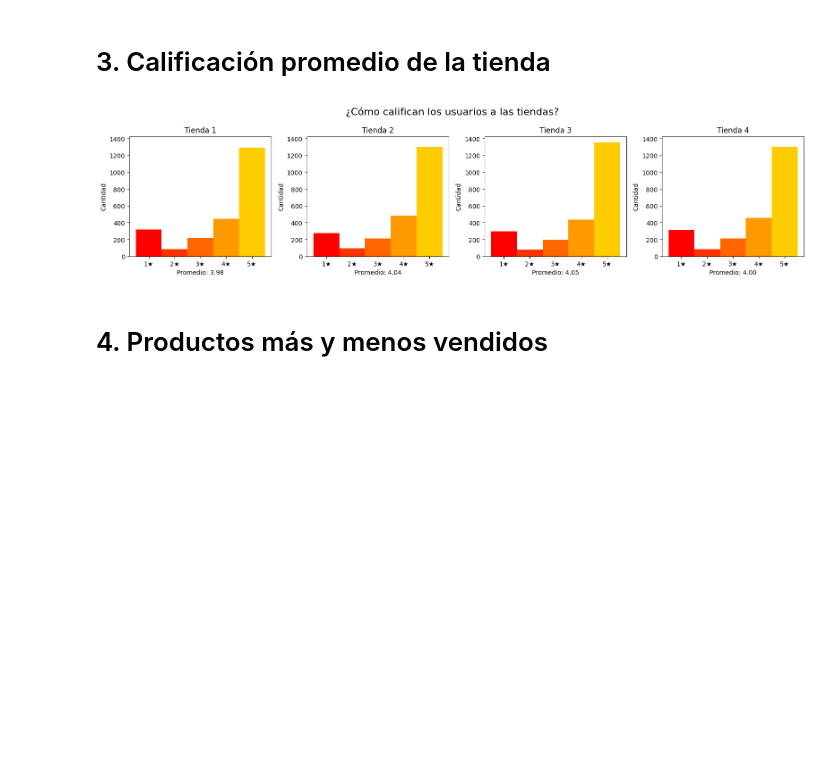
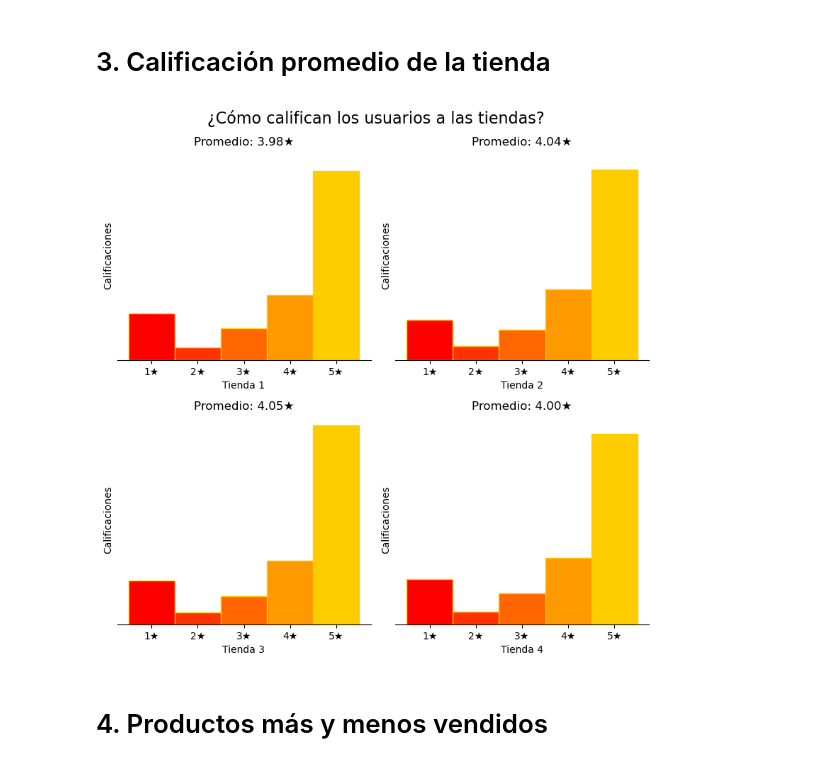
Before and after one commit to jefftorres/alura, a Jupyter notebook: challenge1-data-science-latam/AluraStoreLatam.ipynb, the cells around one changed output. Drawn from its saved outputs; the diff is of its cells as text; code cells hidden in the pictures; blank space fills up the shorter version.

Commit message:
Improved and changed visualizations for DS challenge 1

```diff
--- a/challenge1-data-science-latam/AluraStoreLatam.ipynb
+++ b/challenge1-data-science-latam/AluraStoreLatam.ipynb
@@ -31,4 +32,7 @@ tienda.head()
 - **Coordenadas Geográficas**: Ubicación de las transacciones.
 # %%
 tiendas: tuple[pd.DataFrame, ...] = (tienda, tienda2, tienda3, tienda4)
-tiendas_s: tuple[str, ...] = tuple(f'Tienda {idx+1}' for idx in range(len(tiendas)))
+tiendas_nombres: tuple[str, ...] = tuple(f'Tienda {idx + 1}' for idx in range(len(tiendas)))
+
+print('Ventas registradas en cada tienda')
+print(*[(nom, df.shape[0]) for nom, df in zip(tiendas_nombres, tiendas)], sep='\n')
@@ -35,5 +45,5 @@ tiendas_s: tuple[str, ...] = tuple(f'Tienda {idx+1}' for idx in range(len(tienda
 # %%
-def tope(lista: list[pd.Series], superior=True) -> int | float:
+def tope(lista: list[pd.Series], *, superior: bool = True) -> int | float:
     """
     Función para hallar el tope superior o inferior de una lista de Series.
     :param lista: Lista de la cual obtener el parámetro, idealmente contiene Series de Pandas.
@@ -44,6 +54,13 @@ def tope(lista: list[pd.Series], superior=True) -> int | float:
         return max(list(map(lambda x: x.max(), lista)))
     else:
         return min(list(map(lambda x: x.min(), lista)))
+
+
+def get_col(datos: tuple[pd.DataFrame, ...], col: str) -> pd.Series:
+    """
+    Función para agrupar una columna de distintos DataFrames
+    """
+    return pd.concat([idx[col] for idx in datos], axis=0)
 # %% [markdown]
 # 1. Análisis de facturación
 # %%
@@ -114,42 +132,49 @@ graph2()
 calificaciones: list[float] = list(map(lambda df: df['Calificación'].mean(), tiendas))
 # %%
 def graph3() -> None:
-    fig, ax = plt.subplots(1, 4, figsize=(16, 4))
+    fig, ax = plt.subplots(2, 2, figsize=(8, 8))
     fig.suptitle('¿Cómo califican los usuarios a las tiendas?', fontsize=16)
 
     conteos = list(map(
         lambda df: df.groupby('Calificación').count().sort_values('Calificación', ascending=False)['Producto'],
         tiendas
     ))
     cant_max = tope(conteos)
 
     # Colores
     nums = list(conteos[0].index)[::-1]
     n = list(map(lambda x: x/len(nums), nums))
     color = plt.get_cmap('autumn_r')(n)
 
     ticks = list(map(lambda x: str(x) + '★', nums))
 
     for idx in range(len(calificaciones)):
-        ax[idx].bar(conteos[idx].index, conteos[idx].values, width=1, color=color)
-        ax[idx].set_title(tiendas_s[idx])
+        i = 0 if idx < 2 else 1
+        j = 0 if idx % 2 == 0 else 1
 
-        # ax[idx].bar_label(b, label_type='edge')
-        ax[idx].set_ylim(0, cant_max * 1.05)
+        ax[i,j].bar(conteos[idx].index, conteos[idx].values, width=1, color=color, edgecolor=color[0])
+        ax[i,j].set_title(f'Promedio: {calificaciones[idx]:.2f}★')
 
-        ax[idx].set_xlabel(f'Promedio: {calificaciones[idx]:.2f}')
-        ax[idx].set_ylabel('Cantidad')
+        ax[i,j].set_ylim(0, cant_max * 1.05)
 
-        ax[idx].set_xticks(nums)
-        ax[idx].set_xticklabels(ticks)
+        ax[i,j].set_xlabel(tiendas_nombres[idx])
+        ax[i,j].set_ylabel('Calificaciones')
+
+        ax[i,j].set_xticks(nums)
+        ax[i,j].set_xticklabels(ticks)
+        ax[i,j].set_yticks([])
+
+        ax[i,j].spines['right'].set_visible(False)
+        ax[i,j].spines['top'].set_visible(False)
+        ax[i,j].spines['left'].set_visible(False)
 
     plt.tight_layout()
     plt.show()
 
 
 graph3()
 # %% [output]
-[figure, old version]
+[figure, new version]
 # %% [markdown]
 # 4. Productos más y menos vendidos
 # %%
```
Also changed, not shown: parts of 10 cells of this notebook.
